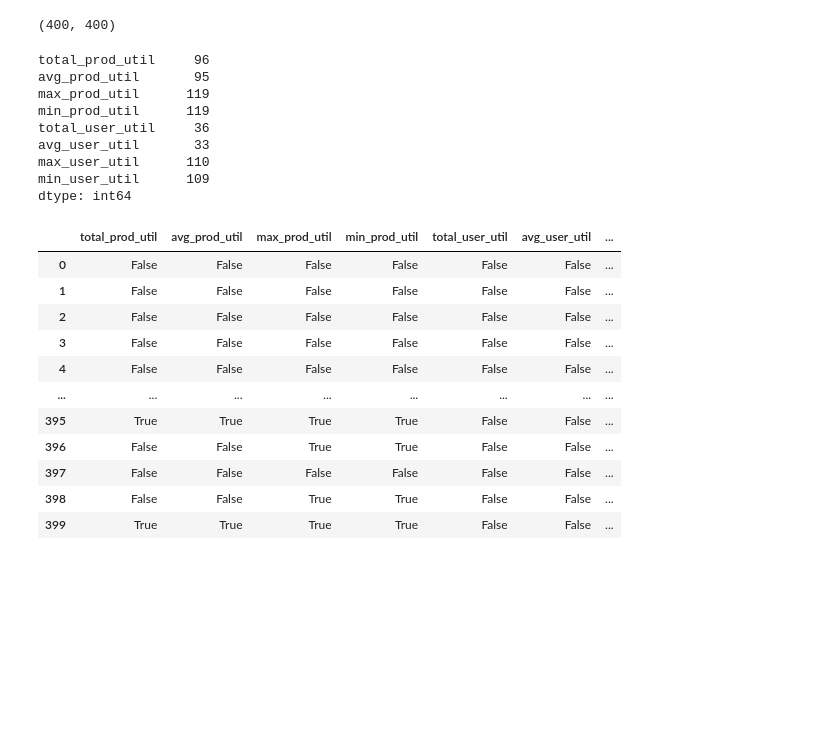
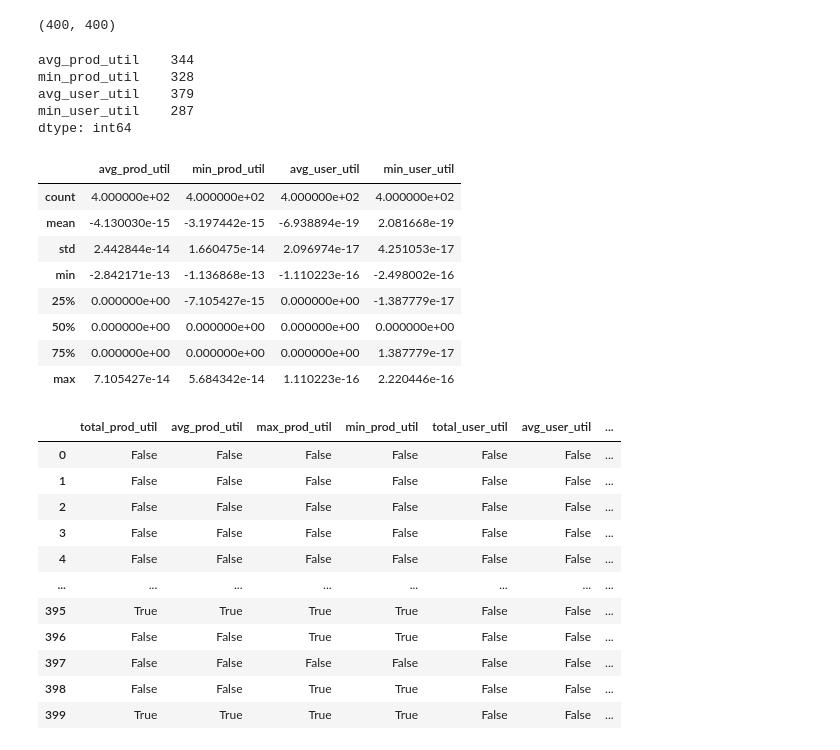
Before and after one commit to krishnacharya/recsys_eq, a Jupyter notebook: notebooks/Percentage_convergencetoNE-uniform-sorted-movielens.ipynb, the cells around one changed output. Drawn from its saved outputs; the diff is of its cells as text; code cells hidden in the pictures; blank space fills up the shorter version.

```diff
--- a/notebooks/Percentage_convergencetoNE-uniform-sorted-movielens.ipynb
+++ b/notebooks/Percentage_convergencetoNE-uniform-sorted-movielens.ipynb
@@ -10,8 +10,11 @@ from plotting import *
 from tqdm import tqdm
 import pandas as pd
 # %%
-utils_columns = ['total_prod_util','avg_prod_util', 'max_prod_util', 'min_prod_util', \
-                 'total_user_util','avg_user_util','max_user_util', 'min_user_util']
+# utils_columns = ['total_prod_util','avg_prod_util', 'max_prod_util', 'min_prod_util', \
+#                  'total_user_util','avg_user_util','max_user_util', 'min_user_util']
+
+utils_columns = ['avg_prod_util', 'min_prod_util', \
+                 'avg_user_util', 'min_user_util']
 # %% [markdown]
 ### Uniform synthetic
 - 399 instances conveged to NE for linear, all 400 converged for softmax
@@ -86,17 +85,25 @@ df_linear['NE_exists'].sum(), df_softmax['NE_exists'].sum()
 (400, 400)
 # %%
 mask = df_linear['NE_exists']
-(df_softmax[mask][utils_columns] < df_linear[mask][utils_columns]).sum()
+(df_softmax[mask][utils_columns] <= df_linear[mask][utils_columns]).sum()
 # %% [output]
-total_prod_util     96
-avg_prod_util       95
-max_prod_util      119
-min_prod_util      119
-total_user_util     36
-avg_user_util       33
-max_user_util      110
-min_user_util      109
+avg_prod_util    344
+min_prod_util    328
+avg_user_util    379
+min_user_util    287
 dtype: int64
+# %%
+(df_softmax[mask][utils_columns] - df_linear[mask][utils_columns]).describe()
+# %% [output]
+|  | avg_prod_util | min_prod_util | avg_user_util | min_user_util |
+| count | 4.000000e+02 | 4.000000e+02 | 4.000000e+02 | 4.000000e+02 |
+| mean | -4.130030e-15 | -3.197442e-15 | -6.938894e-19 | 2.081668e-19 |
+| std | 2.442844e-14 | 1.660475e-14 | 2.096974e-17 | 4.251053e-17 |
+| min | -2.842171e-13 | -1.136868e-13 | -1.110223e-16 | -2.498002e-16 |
+| 25% | 0.000000e+00 | -7.105427e-15 | 0.000000e+00 | -1.387779e-17 |
+| 50% | 0.000000e+00 | 0.000000e+00 | 0.000000e+00 | 0.000000e+00 |
+| 75% | 0.000000e+00 | 0.000000e+00 | 0.000000e+00 | 1.387779e-17 |
+| max | 7.105427e-14 | 5.684342e-14 | 1.110223e-16 | 2.220446e-16 |
 # %%
 (df_softmax[mask][utils_columns] < df_linear[mask][utils_columns])
 # %% [output]
```
Also changed, not shown: parts of 12 cells of this notebook, 5 other files.
